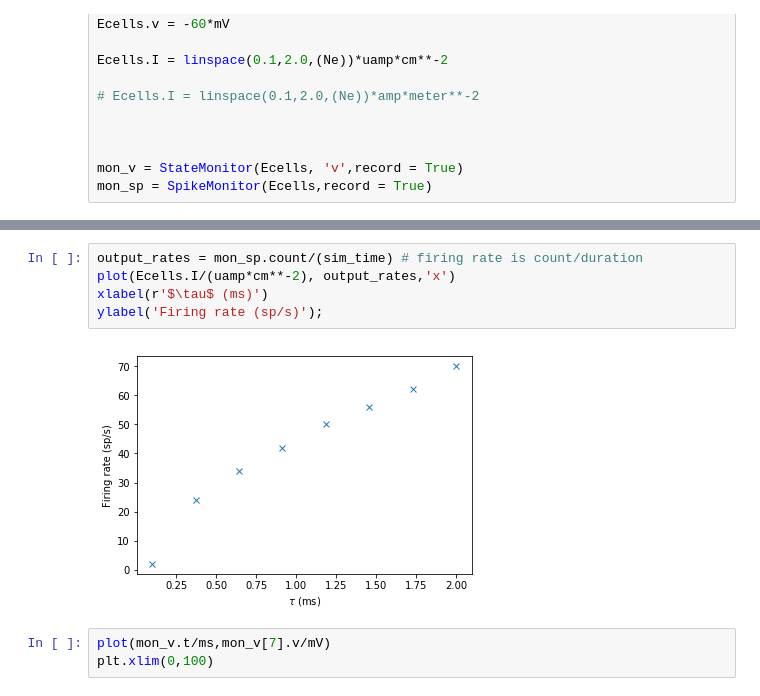
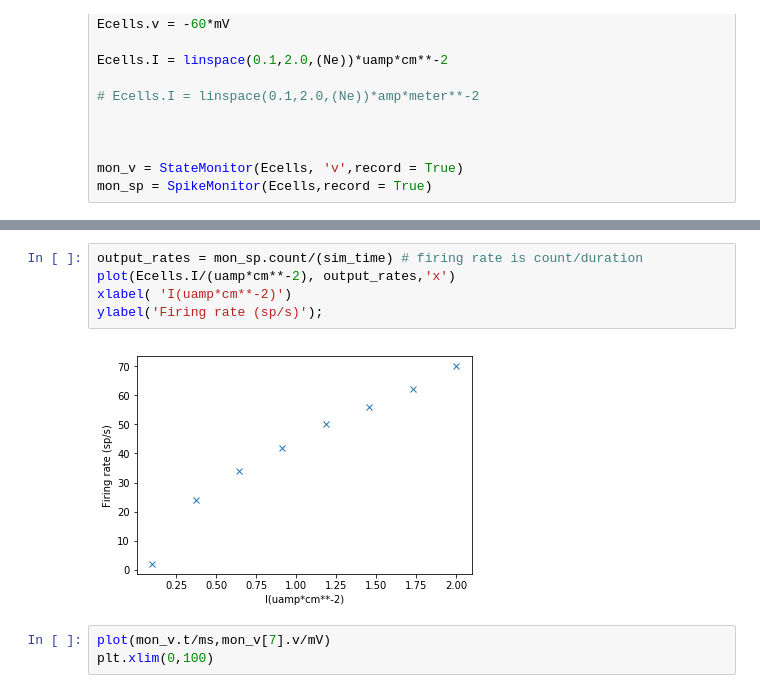
Before and after one commit to JingjinW/Neural-heterogeneity-study-based-on-STDP, a Jupyter notebook: Single_E_Cell_FR.ipynb, the cells around one changed output, grey strips where cells are left out. Drawn from its saved outputs; the diff is of its cells as text.

```diff
--- a/Single_E_Cell_FR.ipynb
+++ b/Single_E_Cell_FR.ipynb
@@ -50,10 +50,10 @@ Starting simulation at t=0. s for a duration of 0.5 s
 # %%
 output_rates = mon_sp.count/(sim_time) # firing rate is count/duration
 plot(Ecells.I/(uamp*cm**-2), output_rates,'x')
-xlabel(r'$\tau$ (ms)')
+xlabel( 'I(uamp*cm**-2)')
 ylabel('Firing rate (sp/s)');
 # %% [output]
-[figure, old version]
+[figure, new version]
 # %%
 plot(mon_v.t/ms,mon_v[7].v/mV)
 plt.xlim(0,100)
```
Also changed, not shown: parts of 4 cells of this notebook, 6 other files.
